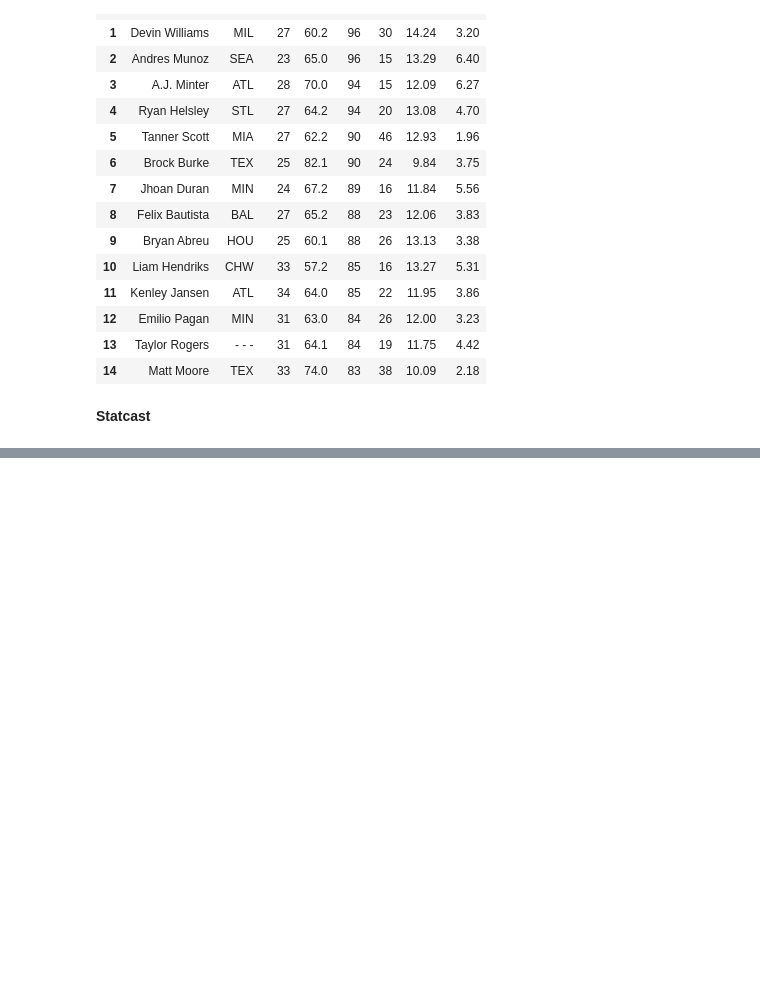
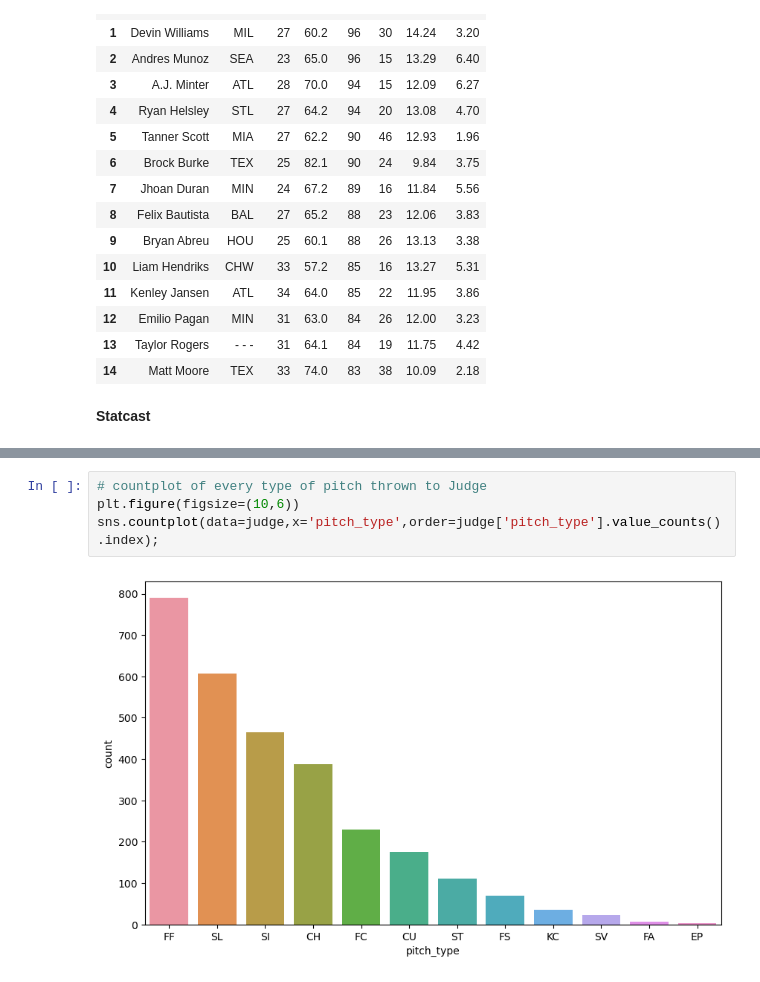
Before and after one commit to danielcho16/baseball_analytics, a Jupyter notebook: baseball_analytics.ipynb, the cells around one changed output, grey strips where cells are left out. Saved outputs shown, nothing was run; the diff lists cells and outputs as text; blank space fills up the shorter version.

```diff
--- a/baseball_analytics.ipynb
+++ b/baseball_analytics.ipynb
@@ -780,0 +814,6 @@ rp_df[['Name','Team','Age','IP','SO','BB','K/9','K/BB']].sort_values(by='SO',asc
+# %%
+# countplot of every type of pitch thrown to Judge
+plt.figure(figsize=(10,6))
+sns.countplot(data=judge,x='pitch_type',order=judge['pitch_type'].value_counts().index);
+# %% [output]
+[figure, added]
```
Also changed, not shown: parts of 29 cells of this notebook.
